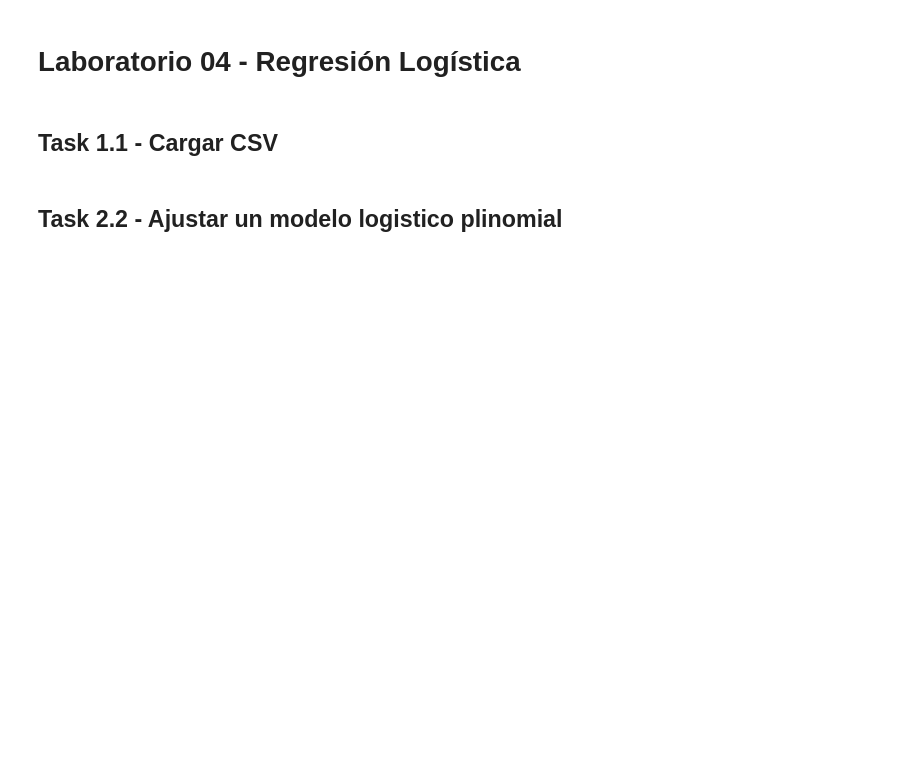
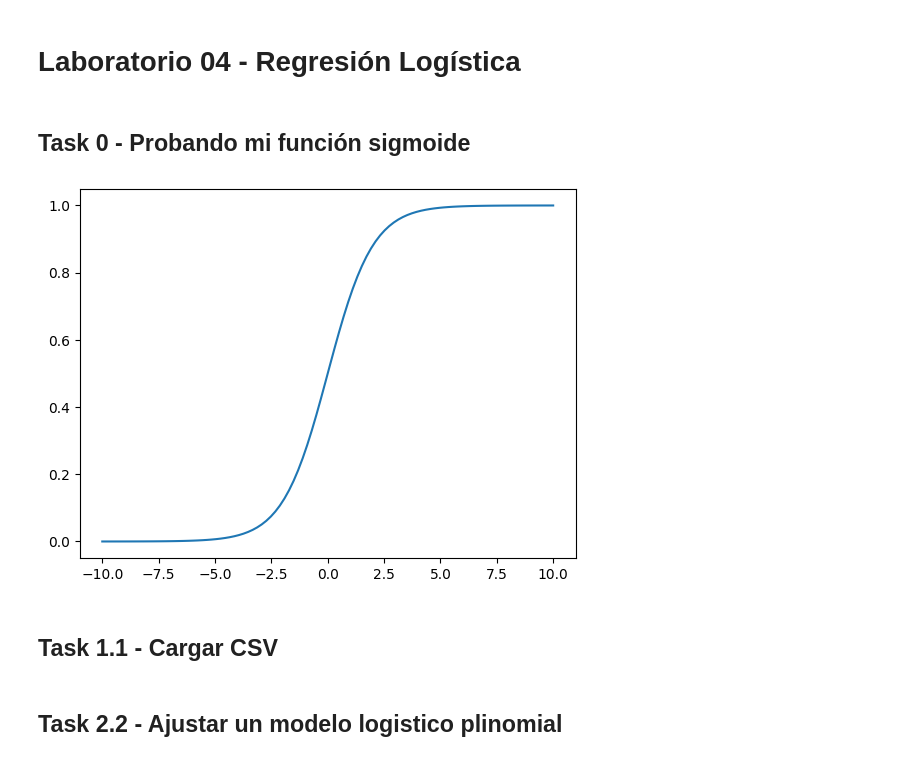
Before and after one commit to guillermoSb/uvg_2023_ia_lab04, a Jupyter notebook: Laboratorio 04 - Regresión Logistica.ipynb, the cells around one changed output. Saved outputs shown, nothing was run; the diff lists cells and outputs as text; code cells hidden in the pictures; blank space fills up the shorter version.

```diff
--- a/Laboratorio 04 - Regresión Logistica.ipynb
+++ b/Laboratorio 04 - Regresión Logistica.ipynb
@@ -1,10 +1,19 @@
 # %% [markdown]
 # Laboratorio 04 - Regresión Logística
-# %% [markdown]
-## Task 1.1 - Cargar CSV
 # %%
 import numpy as np
 import matplotlib.pyplot as plt
 %matplotlib inline
 import Regression as reg
+# %% [markdown]
+## Task 0 - Probando mi función sigmoide
+# %%
+x = np.linspace(-10, 10, 100).reshape(100, 1)
+y = reg.sigmoid([[1]], x)
+plt.plot(x, y)
+plt.show()
+# %% [output]
+[figure, added]
+# %% [markdown]
+## Task 1.1 - Cargar CSV
 # %%
```
Also changed, not shown: parts of 13 cells of this notebook, 2 other files.
